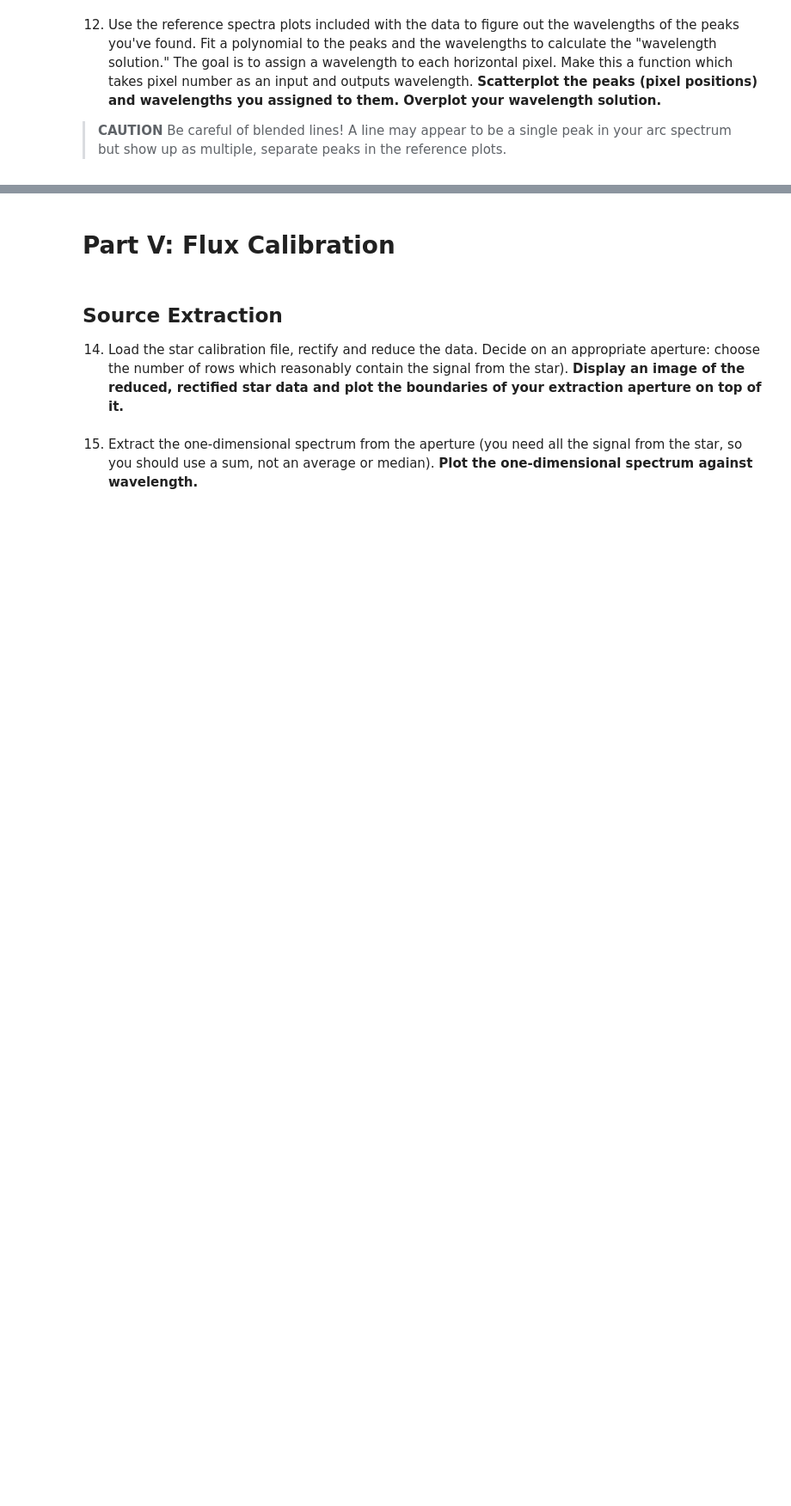
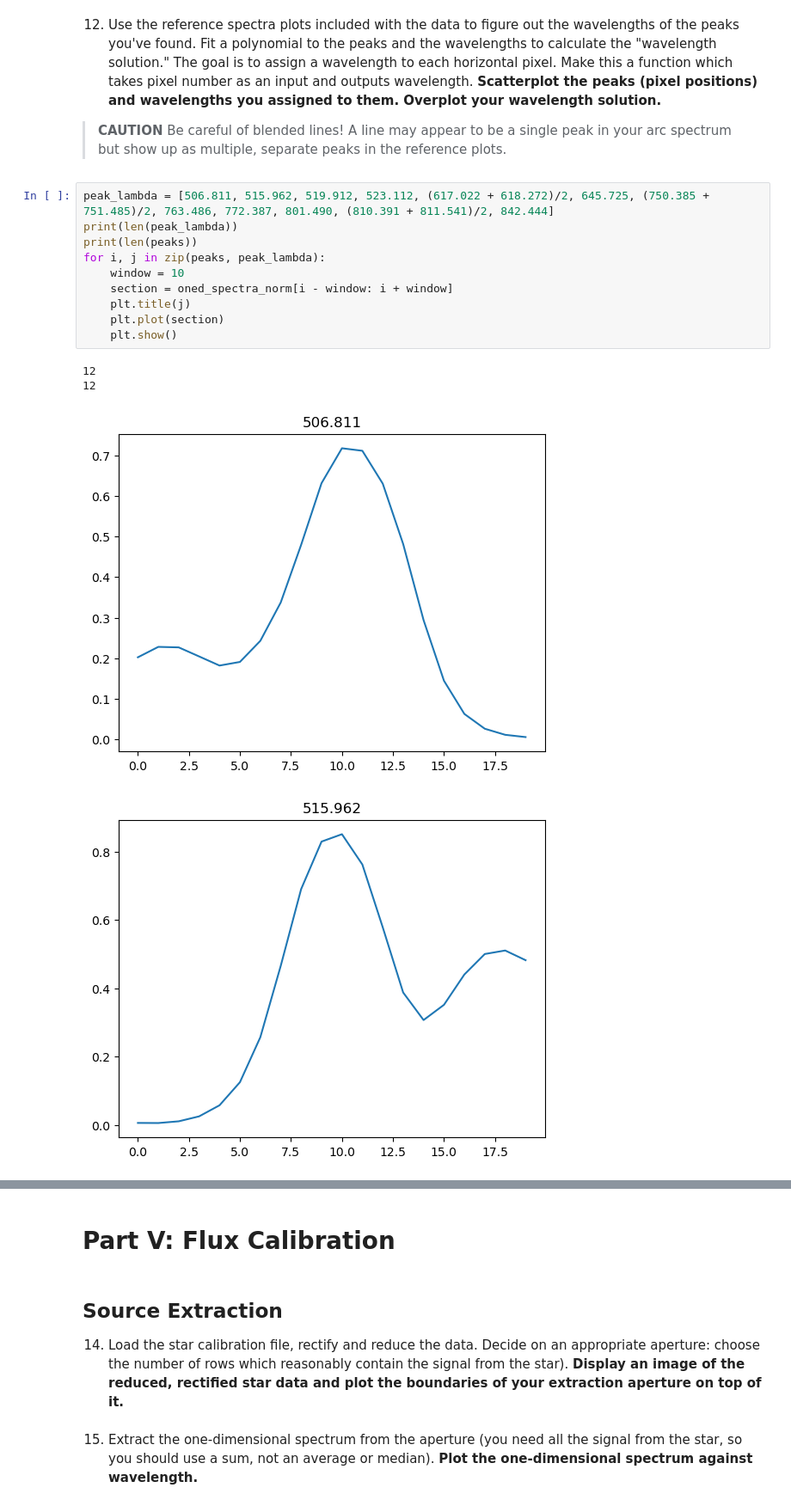
Before and after one commit to Hallflower20/ay107-data-reduction, a Jupyter notebook: problemset3.ipynb, the cells around one changed output, grey strips where cells are left out. Shown at 86% size. Saved outputs shown, nothing was run; the diff lists cells and outputs as text; blank space fills up the shorter version.

```diff
--- a/problemset3.ipynb
+++ b/problemset3.ipynb
@@ -308,3 +333,18 @@ oned_spectra.shape
 
 >**CAUTION**
 > Be careful of blended lines! A line may appear to be a single peak in your arc spectrum but show up as multiple, separate peaks in the reference plots.
+# %%
+peak_lambda = [506.811, 515.962, 519.912, 523.112, (617.022 + 618.272)/2, 645.725, (750.385 + 751.485)/2, 763.486, 772.387, 801.490, (810.391 + 811.541)/2, 842.444]
+print(len(peak_lambda))
+print(len(peaks))
+for i, j in zip(peaks, peak_lambda):
+    window = 10
+    section = oned_spectra_norm[i - window: i + window]
+    plt.title(j)
+    plt.plot(section)
+    plt.show()
+# %% [output]
+12
+12
+[figure, added]
+[figure, added]
```
Also changed, not shown: parts of 14 cells of this notebook.
